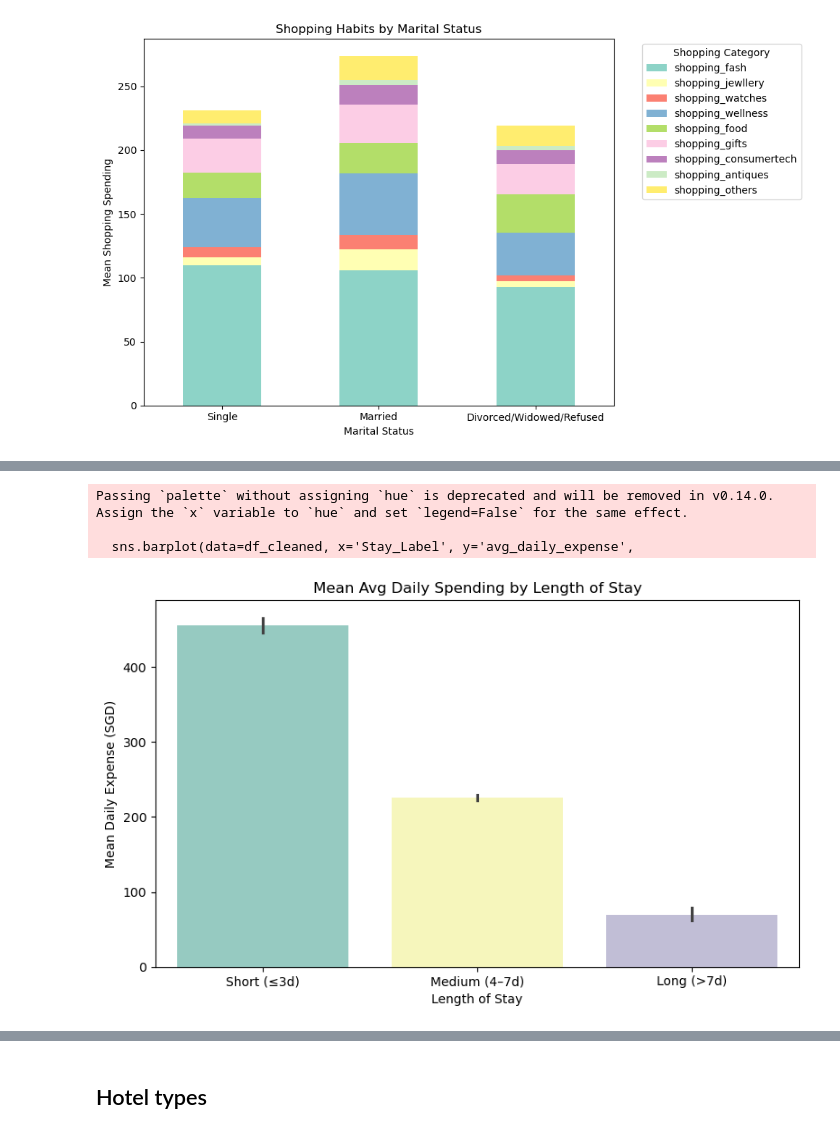
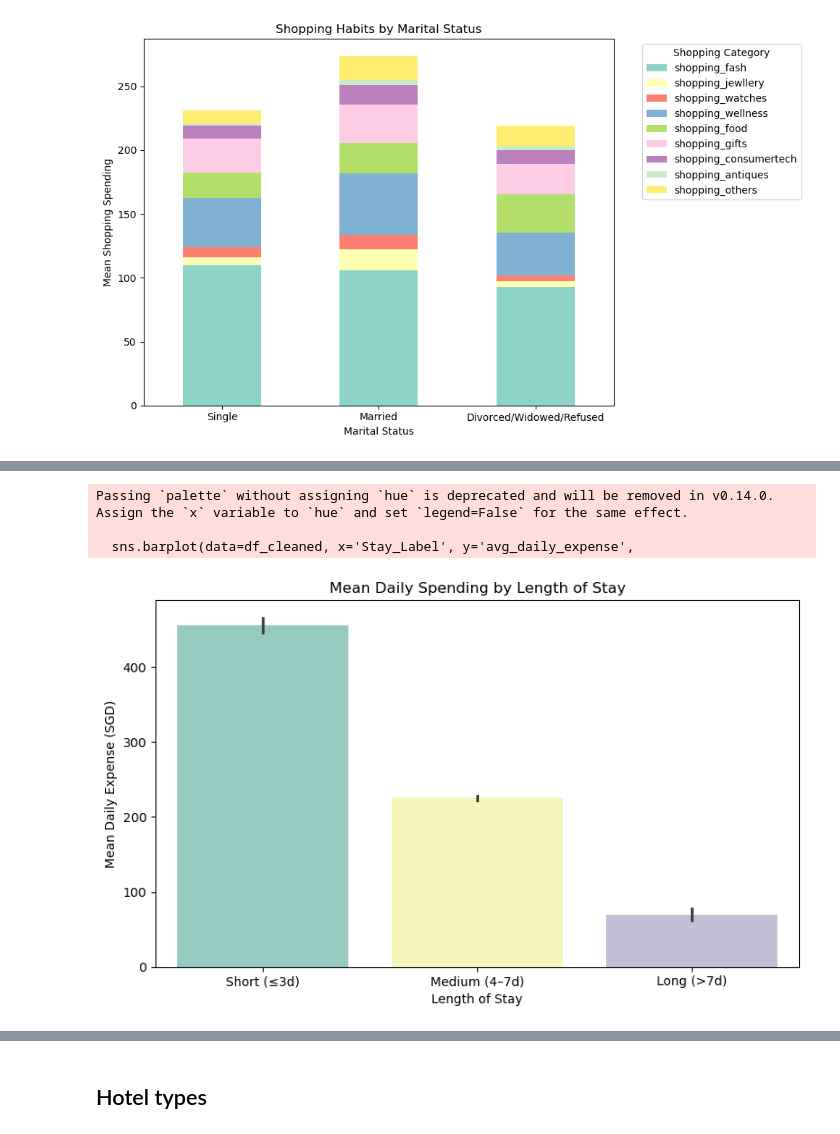
Before and after one commit to alvinhh01/Tourism, a Jupyter notebook: Datafile2.ipynb, the cells around one changed output, grey strips where cells are left out. Cells and saved outputs as stored; diff of their text form; code cells hidden in the pictures.

```diff
--- a/Datafile2.ipynb
+++ b/Datafile2.ipynb
@@ -837,21 +860,21 @@ Passing `palette` without assigning `hue` is deprecated and will be removed in v
 # %%
 
 # --------------------
 # Bar Plot (Mean)
 # --------------------
 plt.figure(figsize=(8, 5))
 sns.barplot(data=df_cleaned, x='Stay_Label', y='avg_daily_expense',
             order=stay_order, estimator='mean', palette='Set3')
-plt.title('Mean Avg Daily Spending by Length of Stay')
+plt.title('Mean Daily Spending by Length of Stay')
 plt.xlabel('Length of Stay')
 plt.ylabel('Mean Daily Expense (SGD)')
 plt.tight_layout()
 plt.show()
 # %% [output]
 Passing `palette` without assigning `hue` is deprecated and will be removed in v0.14.0. Assign the `x` variable to `hue` and set `legend=False` for the same effect.
 
   sns.barplot(data=df_cleaned, x='Stay_Label', y='avg_daily_expense',
-[figure, old version]
+[figure, new version]
 # %%
 
 # --------------------
```
Also changed, not shown: parts of 42 cells of this notebook.
